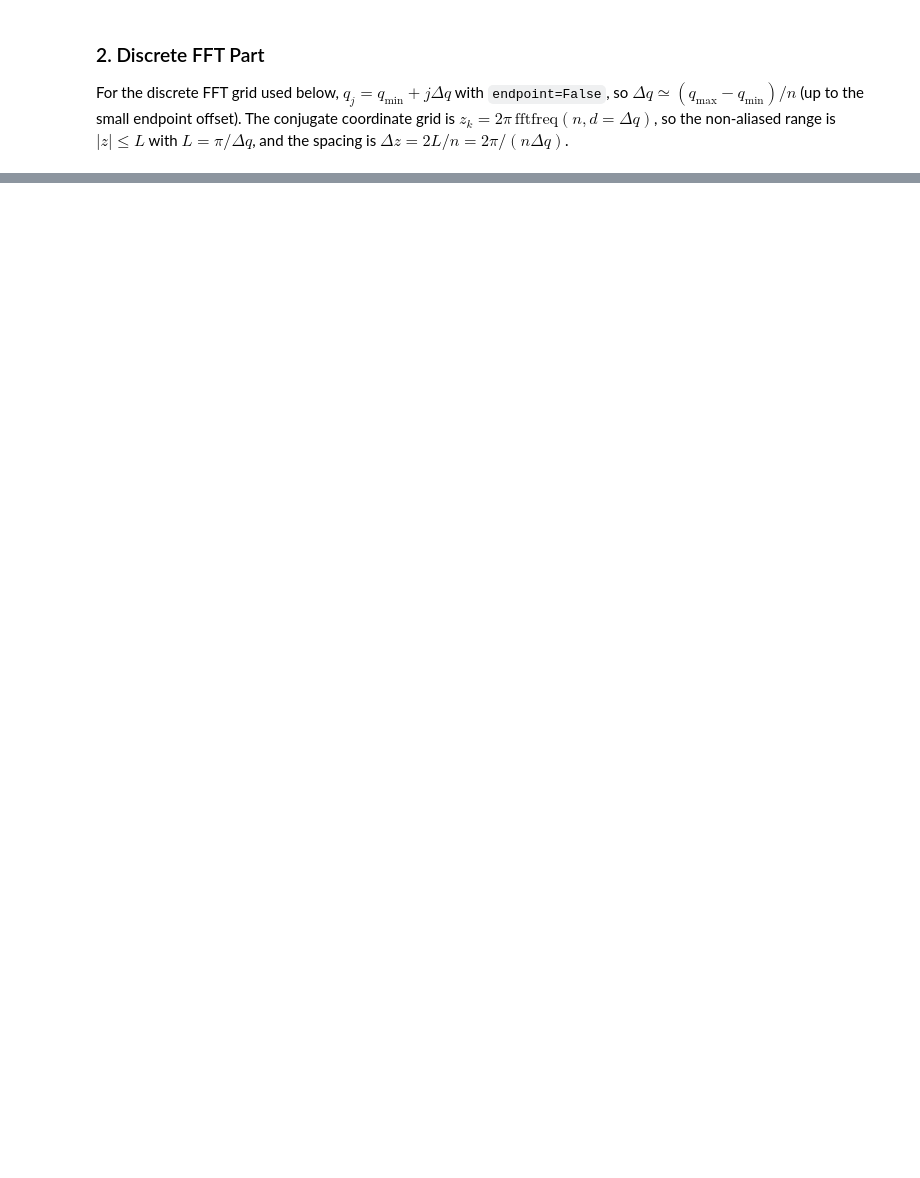
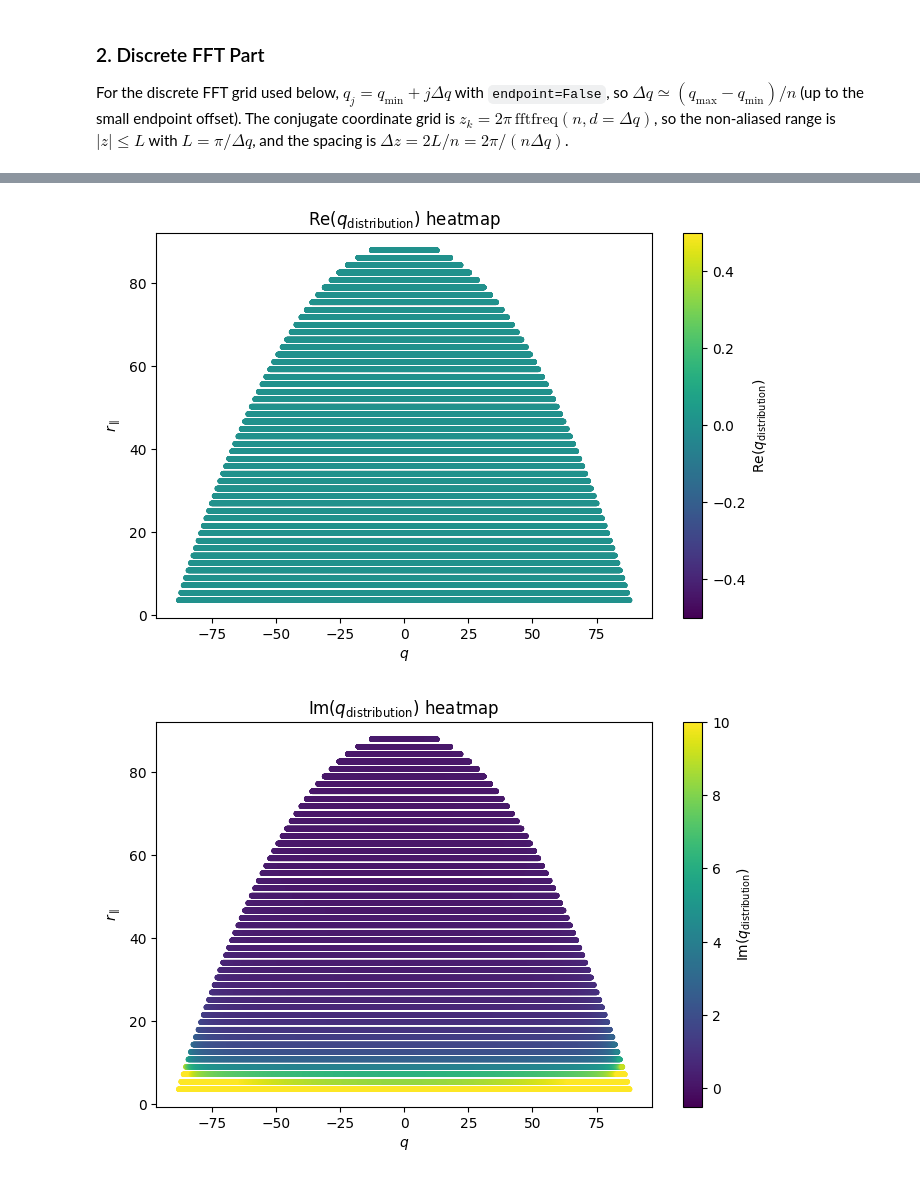
Before and after one commit to ClaudioQTM/2D_array, a Jupyter notebook: src/W_state/W_state_FFT.ipynb, the cells around one changed output, grey strips where cells are left out. Cells and saved outputs as stored; diff of their text form; code cells hidden in the pictures; blank space fills up the shorter version.

```diff
--- a/src/W_state/W_state_FFT.ipynb
+++ b/src/W_state/W_state_FFT.ipynb
@@ -187,9 +163,9 @@ from joblib import Parallel, delayed
 
 
 r_para_path = deque()
-n_r_grid_points = 5 # number of grid points along each direction in the r_para path inside the light cone
+n_r_grid_points = 50 # number of grid points along each direction in the r_para path inside the light cone
 
-E = 2 * (square_lattice.omega_e + collective_lamb_shift)
+
 r_grid_points =  np.linspace(0,E/2,n_r_grid_points,False)
 r_path = deque()
 
@@ -204,7 +180,9 @@ for x in r_grid_points:
 n_jobs = 6  # use all available CPU cores; set to a positive integer to limit workers
 
 def _compute_q_distribution(r_para):
-    q_grid, q_distribution =  W_k_sp_grid(
+    q_min, q_max = q_bounds(E, r_para, Q_para, square_lattice)
+    q_grid = np.linspace(q_min + 1e-10, q_max - 1e-10, n_points, endpoint=False)
+    q_distribution =  W_k_sp_grid(
         r_para,
         p_para,
         E1,
@@ -214,6 +192,7 @@ def _compute_q_distribution(r_para):
         square_lattice,
         sigma_func_period,
         n_points,
+        q_grid,
         eta=eta,
     )
     return q_grid, q_distribution
@@ -225,37 +208,57 @@ q_grid_list, q_distribution_list = map(list, zip(*q_distribution_results))
 # %%
 r_heatmap_points = r_grid_points[:1:-1]
 q_re = np.real(np.asarray(q_distribution_list))
 q_im = np.imag(np.asarray(q_distribution_list))
 
 if q_re.shape[0] != len(r_heatmap_points) or q_im.shape[0] != len(r_heatmap_points):
     raise ValueError("The number of q_distribution rows must match r_heatmap_points.")
 
-def _plot_q_distribution_heatmap(values, colorbar_label, title):
-    if "q_grid_list" in globals() and all(np.allclose(q_grid_list[0], q) for q in q_grid_list[1:]):
+# Keep the full-resolution arrays for computation, but decimate the q-axis for plotting.
+# Plotting all n_points columns can be much slower than computing a small heatmap view.
+max_q_plot_points = 5000
+q_plot_stride = max(1, q_re.shape[1] // max_q_plot_points)
+q_plot_idx = slice(None, None, q_plot_stride)
+
+q_re_plot = q_re[:, q_plot_idx]
+q_im_plot = q_im[:, q_plot_idx]
+
+def _same_q_grid_after_decimation(q_grids):
+    first = np.asarray(q_grids[0])[q_plot_idx]
+    return all(
+        np.asarray(q).shape == np.asarray(q_grids[0]).shape
+        and np.allclose(first, np.asarray(q)[q_plot_idx])
+        for q in q_grids[1:]
+    )
+
+def _plot_q_distribution_heatmap(values, colorbar_label, title,vmin,vmax):
+    if "q_grid_list" in globals() and _same_q_grid_after_decimation(q_grid_list):
         fig, ax = plt.subplots(figsize=(8, 5))
-        mesh = ax.pcolormesh(q_grid_list[0], r_heatmap_points, values, shading="auto")
+        mesh = ax.pcolormesh(np.asarray(q_grid_list[0])[q_plot_idx], r_heatmap_points, values, shading="auto")
     elif "q_grid_list" in globals():
-        q_heatmap_grid = np.asarray(q_grid_list)
+        q_heatmap_grid = np.asarray([np.asarray(q)[q_plot_idx] for q in q_grid_list])
         r_heatmap_grid = np.repeat(r_heatmap_points[:, None], q_heatmap_grid.shape[1], axis=1)
         fig, ax = plt.subplots(figsize=(8, 5))
-        mesh = ax.scatter(q_heatmap_grid.ravel(), r_heatmap_grid.ravel(), c=values.ravel(), s=8)
+        mesh = ax.scatter(q_heatmap_grid.ravel(), r_heatmap_grid.ravel(), c=values.ravel(), s=8,vmin=vmin,vmax=vmax)
     else:
         fig, ax = plt.subplots(figsize=(8, 5))
-        mesh = ax.pcolormesh(q_grid, r_heatmap_points, values, shading="auto")
+        mesh = ax.pcolormesh(np.asarray(q_grid)[q_plot_idx], r_heatmap_points, values, shading="auto",vmin=vmin,vmax=vmax)
 
     fig.colorbar(mesh, ax=ax, label=colorbar_label)
     ax.set_xlabel(r"$q$")
     ax.set_ylabel(r"$r_\parallel$")
     ax.set_title(title)
     plt.show()
 
 _plot_q_distribution_heatmap(
-    q_re,
+    q_re_plot,
     r"$\mathrm{Re}(q_{\mathrm{distribution}})$",
-    r"$\mathrm{Re}(q_{\mathrm{distribution}})$ heatmap",
+    r"$\mathrm{Re}(q_{\mathrm{distribution}})$ heatmap",-0.5,0.5
 )
 _plot_q_distribution_heatmap(
-    q_im,
+    q_im_plot,
     r"$\mathrm{Im}(q_{\mathrm{distribution}})$",
-    r"$\mathrm{Im}(q_{\mathrm{distribution}})$ heatmap",
+    r"$\mathrm{Im}(q_{\mathrm{distribution}})$ heatmap",-0.5,10
 )
+# %% [output]
+[figure, added]
+[figure, added]
```
Also changed, not shown: parts of 7 cells of this notebook, 2 other files.
